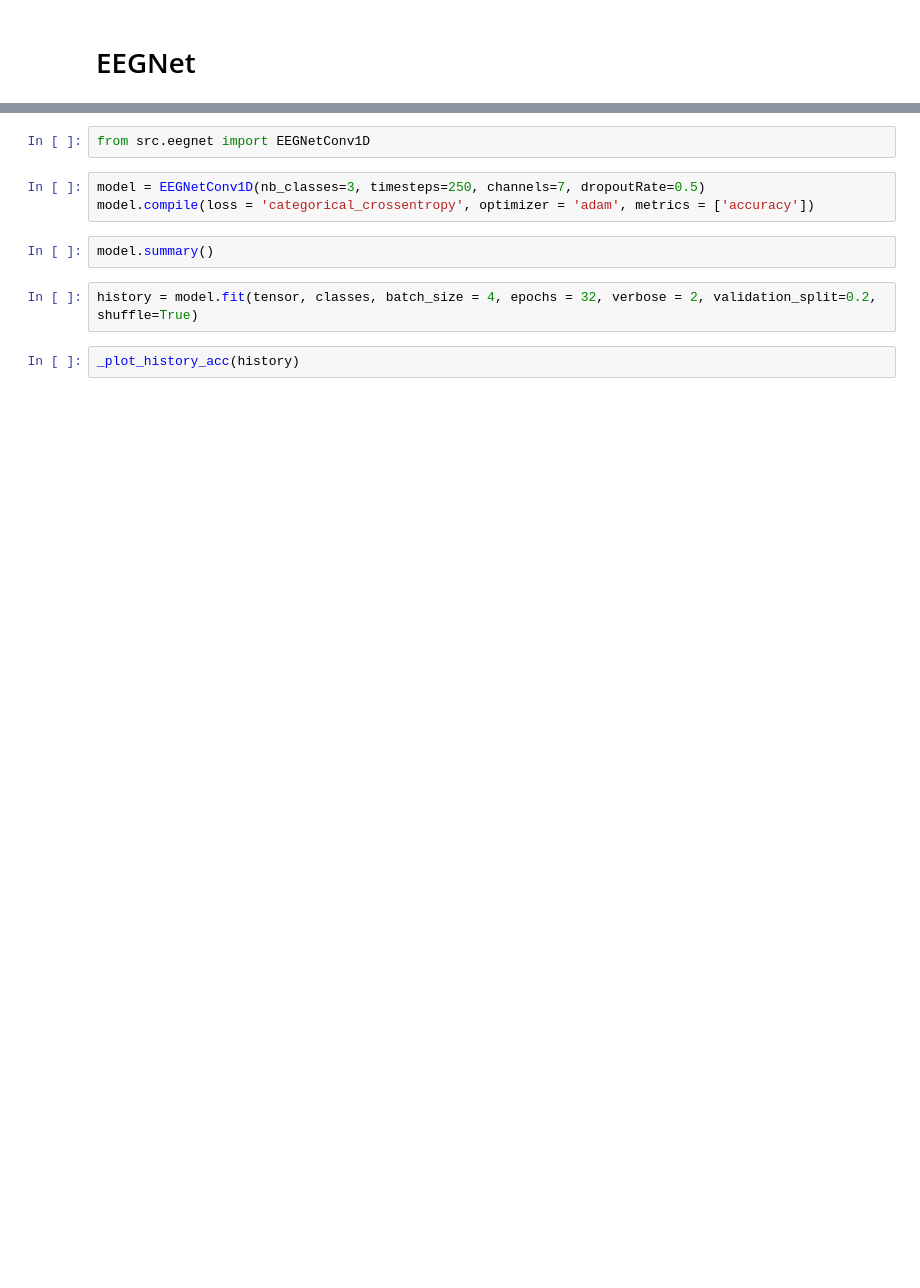
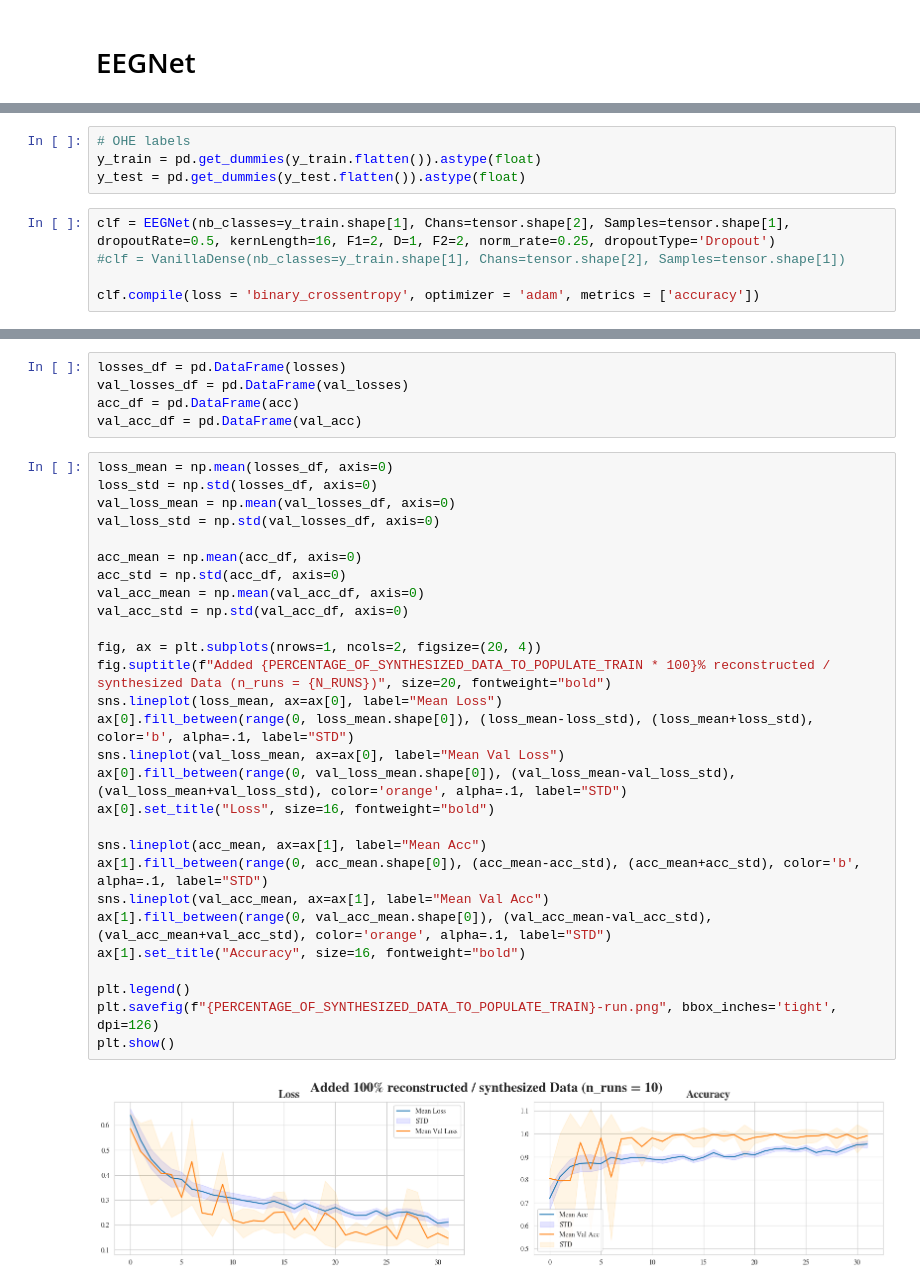
Before and after one commit to negralessio/biosignals-gen-ai, a Jupyter notebook: notebooks/eegnet.ipynb, the cells around one changed output, grey strips where cells are left out. Saved outputs shown, nothing was run; the diff lists cells and outputs as text; blank space fills up the shorter version.

```diff
--- a/notebooks/eegnet.ipynb
+++ b/notebooks/eegnet.ipynb
@@ -139,0 +160,9 @@ Epoch 64/64
+# %%
+# OHE labels
+y_train = pd.get_dummies(y_train.flatten()).astype(float)
+y_test = pd.get_dummies(y_test.flatten()).astype(float)
+# %%
+clf = EEGNet(nb_classes=y_train.shape[1], Chans=tensor.shape[2], Samples=tensor.shape[1], dropoutRate=0.5, kernLength=16, F1=2, D=1, F2=2, norm_rate=0.25, dropoutType='Dropout')
+#clf = VanillaDense(nb_classes=y_train.shape[1], Chans=tensor.shape[2], Samples=tensor.shape[1])
+
+clf.compile(loss = 'binary_crossentropy', optimizer = 'adam', metrics = ['accuracy'])
@@ -162,11 +256,35 @@ _plot_history_acc(history)
-# %%
-from src.eegnet import EEGNetConv1D
-# %%
-model = EEGNetConv1D(nb_classes=3, timesteps=250, channels=7, dropoutRate=0.5)
-model.compile(loss = 'categorical_crossentropy', optimizer = 'adam', metrics = ['accuracy'])
-# %%
-model.summary()
-# %%
-history = model.fit(tensor, classes, batch_size = 4, epochs = 32, verbose = 2, validation_split=0.2, shuffle=True)
-# %%
-_plot_history_acc(history)
+# %%
+losses_df = pd.DataFrame(losses)
+val_losses_df = pd.DataFrame(val_losses)
+acc_df = pd.DataFrame(acc)
+val_acc_df = pd.DataFrame(val_acc)
+# %%
+loss_mean = np.mean(losses_df, axis=0)
+loss_std = np.std(losses_df, axis=0)
+val_loss_mean = np.mean(val_losses_df, axis=0)
+val_loss_std = np.std(val_losses_df, axis=0)
+
+acc_mean = np.mean(acc_df, axis=0)
+acc_std = np.std(acc_df, axis=0)
+val_acc_mean = np.mean(val_acc_df, axis=0)
+val_acc_std = np.std(val_acc_df, axis=0)
+
+fig, ax = plt.subplots(nrows=1, ncols=2, figsize=(20, 4))
+fig.suptitle(f"Added {PERCENTAGE_OF_SYNTHESIZED_DATA_TO_POPULATE_TRAIN * 100}% reconstructed / synthesized Data (n_runs = {N_RUNS})", size=20, fontweight="bold")
+sns.lineplot(loss_mean, ax=ax[0], label="Mean Loss")
+ax[0].fill_between(range(0, loss_mean.shape[0]), (loss_mean-loss_std), (loss_mean+loss_std), color='b', alpha=.1, label="STD")
+sns.lineplot(val_loss_mean, ax=ax[0], label="Mean Val Loss")
+ax[0].fill_between(range(0, val_loss_mean.shape[0]), (val_loss_mean-val_loss_std), (val_loss_mean+val_loss_std), color='orange', alpha=.1, label="STD")
+ax[0].set_title("Loss", size=16, fontweight="bold")
+
+sns.lineplot(acc_mean, ax=ax[1], label="Mean Acc")
+ax[1].fill_between(range(0, acc_mean.shape[0]), (acc_mean-acc_std), (acc_mean+acc_std), color='b', alpha=.1, label="STD")
+sns.lineplot(val_acc_mean, ax=ax[1], label="Mean Val Acc")
+ax[1].fill_between(range(0, val_acc_mean.shape[0]), (val_acc_mean-val_acc_std), (val_acc_mean+val_acc_std), color='orange', alpha=.1, label="STD")
+ax[1].set_title("Accuracy", size=16, fontweight="bold")
+
+plt.legend()
+plt.savefig(f"{PERCENTAGE_OF_SYNTHESIZED_DATA_TO_POPULATE_TRAIN}-run.png", bbox_inches='tight', dpi=126)
+plt.show()
+# %% [output]
+[figure, added]
```
Also changed, not shown: parts of 24 cells of this notebook.
